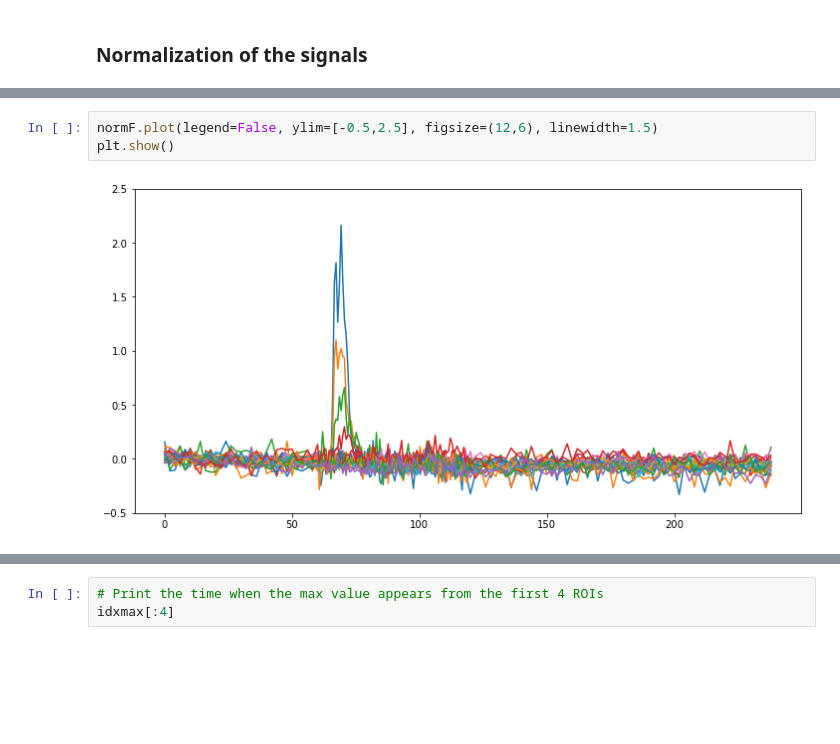
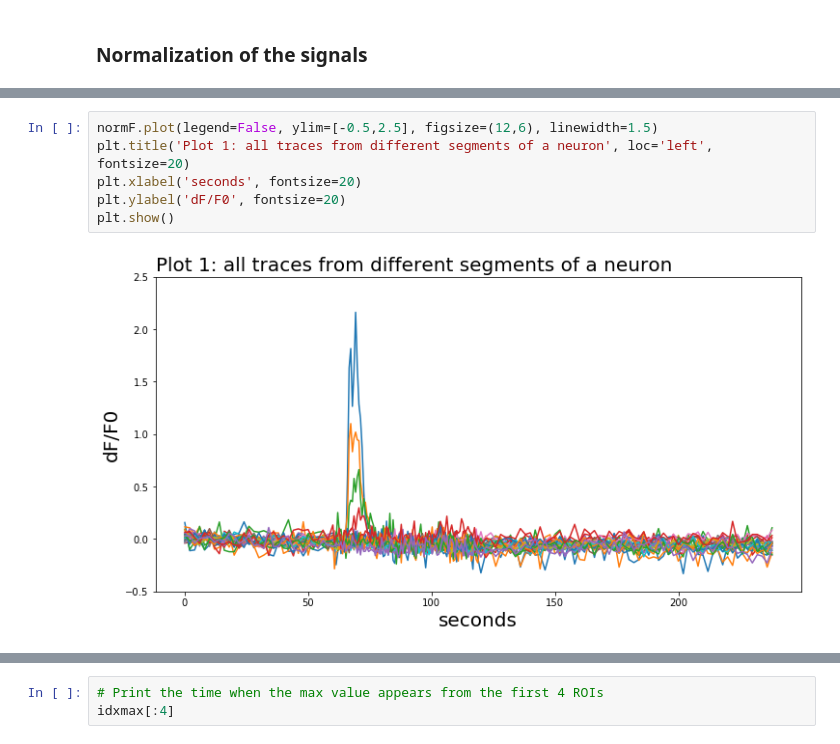
Before and after one commit to soyhyoj/PGlab, a Jupyter notebook: Image analysis/Ca imaging data analysis.ipynb, the cells around one changed output, grey strips where cells are left out. Saved outputs shown, nothing was run; the diff lists cells and outputs as text; blank space fills up the shorter version.

```diff
--- a/Image analysis/Ca imaging data analysis.ipynb
+++ b/Image analysis/Ca imaging data analysis.ipynb
@@ -130,8 +128,11 @@ normF.head()
 5 rows × 25 columns
 # %%
 normF.plot(legend=False, ylim=[-0.5,2.5], figsize=(12,6), linewidth=1.5)
+plt.title('Plot 1: all traces from different segments of a neuron', loc='left', fontsize=20)
+plt.xlabel('seconds', fontsize=20)
+plt.ylabel('dF/F0', fontsize=20)
 plt.show()
 # %% [output]
-[figure, old version]
+[figure, new version]
 # %%
 normF.plot(legend=False, ylim=[-0.5,2.5], figsize=(12,6), linewidth=1.5)
```
Also changed, not shown: parts of 6 cells of this notebook.
